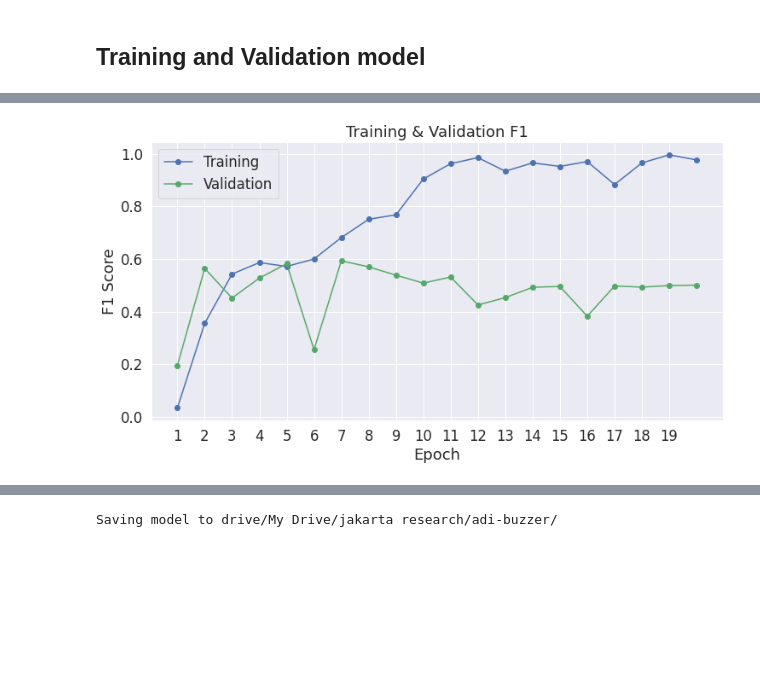
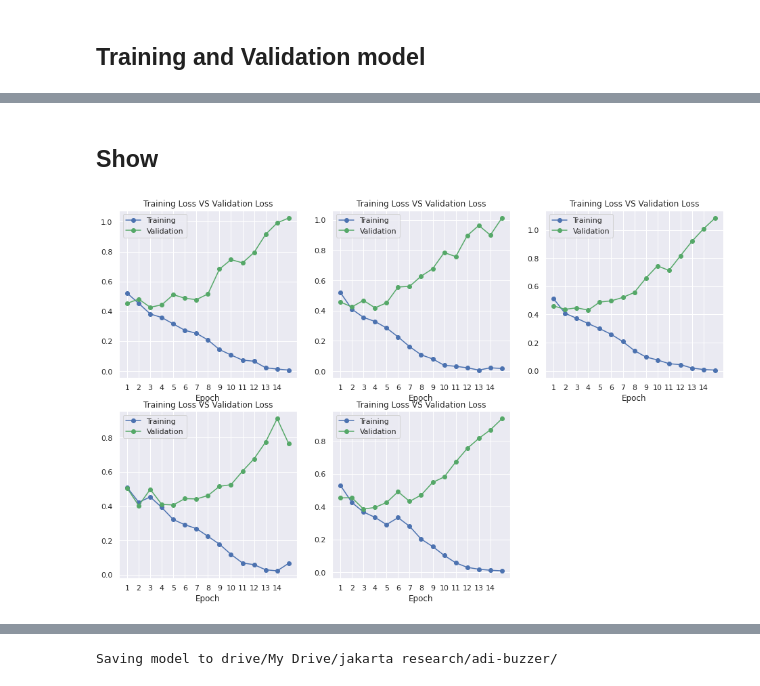
Before and after one commit to jakartaresearch/adi-buzzer, a Jupyter notebook: notebook/R36_BPE_DL_GPU.ipynb, the cells around one changed output, grey strips where cells are left out. Cells and saved outputs as stored; diff of their text form; code cells hidden in the pictures; blank space fills up the shorter version.

Commit message:
feat: train of kfold data

```diff
--- a/notebook/R36_BPE_DL_GPU.ipynb
+++ b/notebook/R36_BPE_DL_GPU.ipynb
@@ -195,0 +155,3 @@ total test batch: 19
+# %%
+dataset_pth = workdir_path+'dataset/dataset.csv'
+data, test = prepare_dataset(dataset_pth)
@@ -321,0 +292,3 @@ def eval_model(model, dataloader):
+# %%
+rskf = RepeatedStratifiedKFold(n_splits=5, n_repeats=1, random_state=123)
+data_gen = rskf.split(data[0], data[1])
@@ -506,21 +482,31 @@ df_stats
 # %%
-# Use plot styling from seaborn.
-sns.set(style='darkgrid')
+def plot_learning_curve(stats, train_metric, val_metric):
+    sns.set(style='darkgrid')
+    a = 2  # number of rows
+    b = 3  # number of columns
+    c = 1  # initialize plot counter
 
-# Increase the plot size and font size.
-sns.set(font_scale=1.5)
-plt.rcParams["figure.figsize"] = (12,6)
+    fig = plt.figure(figsize=(16,10))
 
-# Plot the learning curve.
-plt.plot(df_stats['Training F1'], 'b-o', label="Training")
-plt.plot(df_stats['Validation F1'], 'g-o', label="Validation")
+    for i in stats:
+        plt.subplot(a, b, c)
+        # Plot the learning curve.
+        plt.plot(i[train_metric], 'b-o', label="Training")
+        plt.plot(i[val_metric], 'g-o', label="Validation")
+        plt.title(f"{train_metric} VS {val_metric}")
+        plt.xlabel('Epoch')
+        plt.legend()
+        plt.xticks(np.arange(1, epochs))
+        c = c + 1
 
-# Label the plot.
-plt.title("Training & Validation F1")
-plt.xlabel("Epoch")
-plt.ylabel("F1 Score")
-plt.legend()
-plt.xticks(np.arange(1, epochs))
-plt.show()
+    plt.show()
-# %% [output]
-[figure, removed]
+# %% [markdown]
+## Show
+# %%
+stats = []
+for log_metric in kfold_stats:
+    stats.append(df_stats(log_metric))
+# %%
+plot_learning_curve(stats, 'Training Loss', 'Validation Loss')
+# %% [output]
+[figure, added]
```
Also changed, not shown: parts of 28 cells of this notebook.
